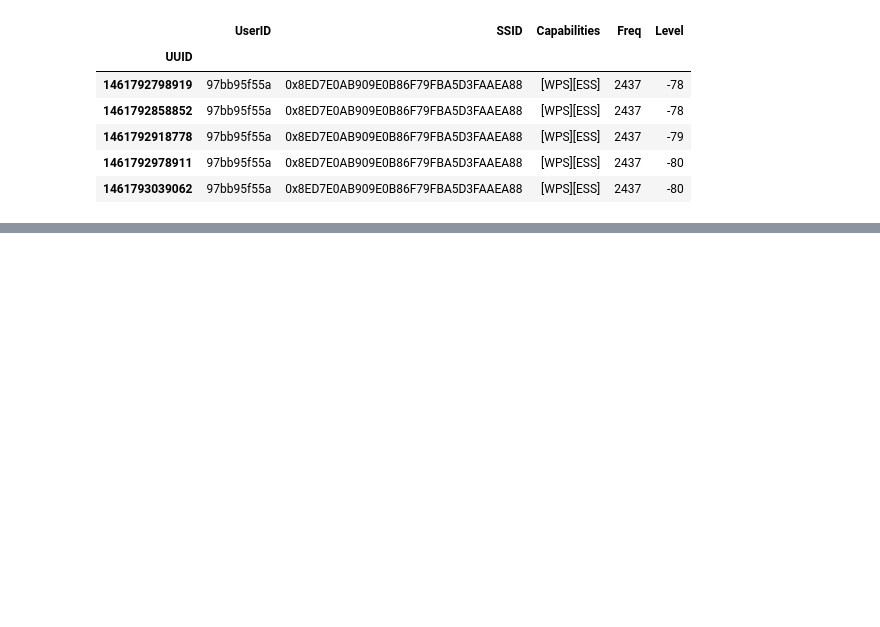
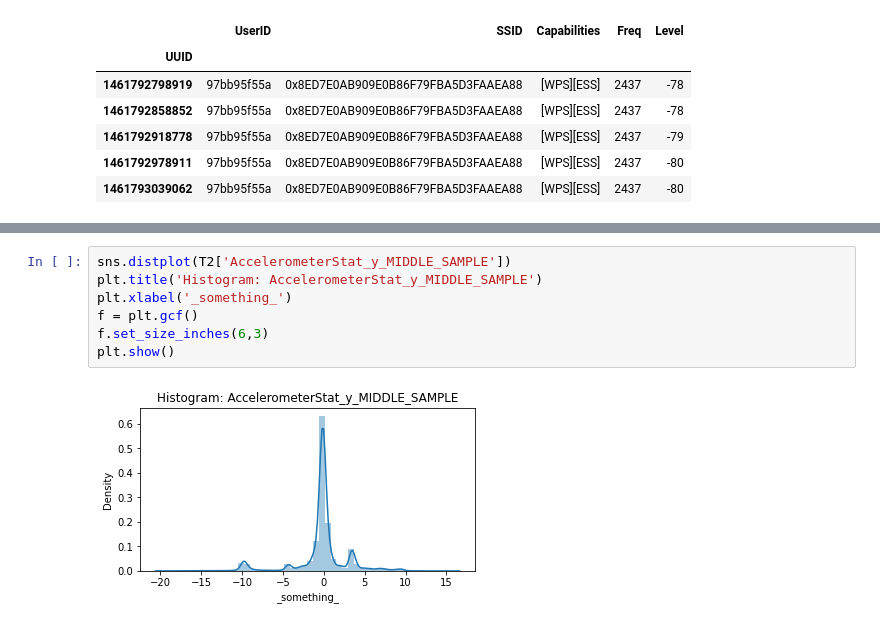
Before and after one commit to kentlingcampbell/project_SherLock, a Jupyter notebook: SherLock.ipynb, the cells around one changed output, grey strips where cells are left out. Cells and saved outputs as stored; diff of their text form; blank space fills up the shorter version.

```diff
--- a/SherLock.ipynb
+++ b/SherLock.ipynb
@@ -145,0 +174,9 @@ Wifi.head()
+# %%
+sns.distplot(T2['AccelerometerStat_y_MIDDLE_SAMPLE'])
+plt.title('Histogram: AccelerometerStat_y_MIDDLE_SAMPLE')
+plt.xlabel('_something_')
+f = plt.gcf()
+f.set_size_inches(6,3)
+plt.show()
+# %% [output]
+[figure, added]
```
Also changed, not shown: parts of 24 cells of this notebook.
